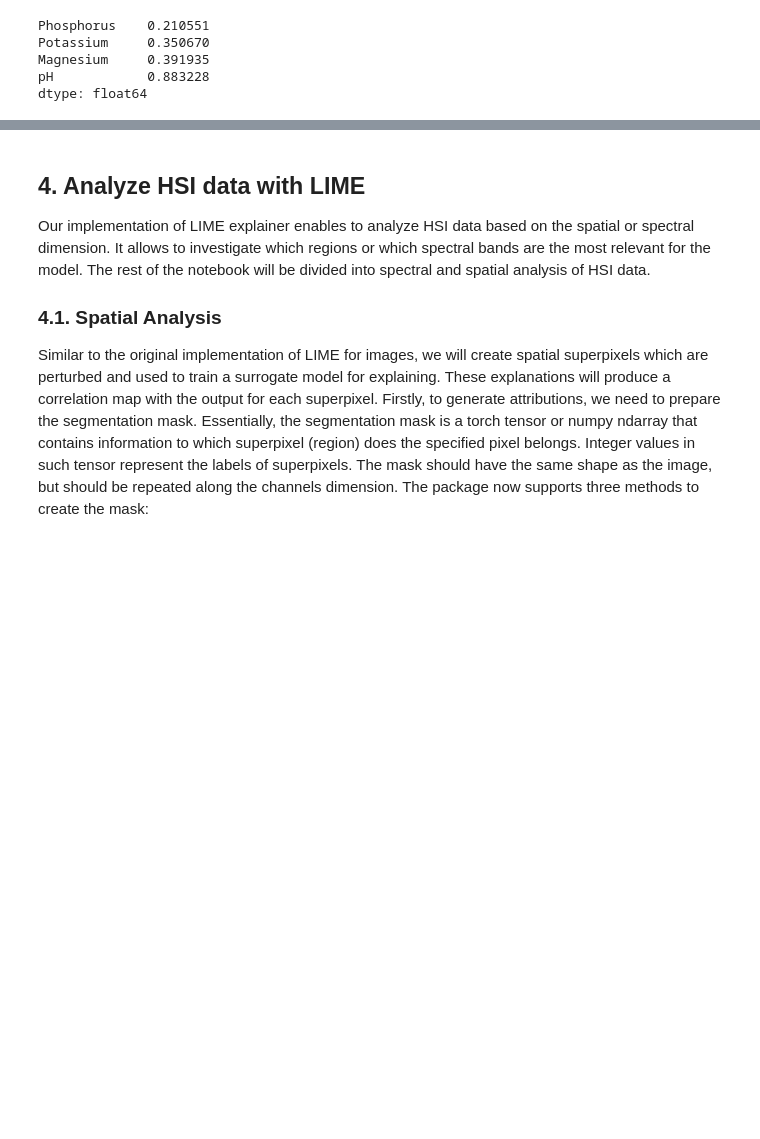
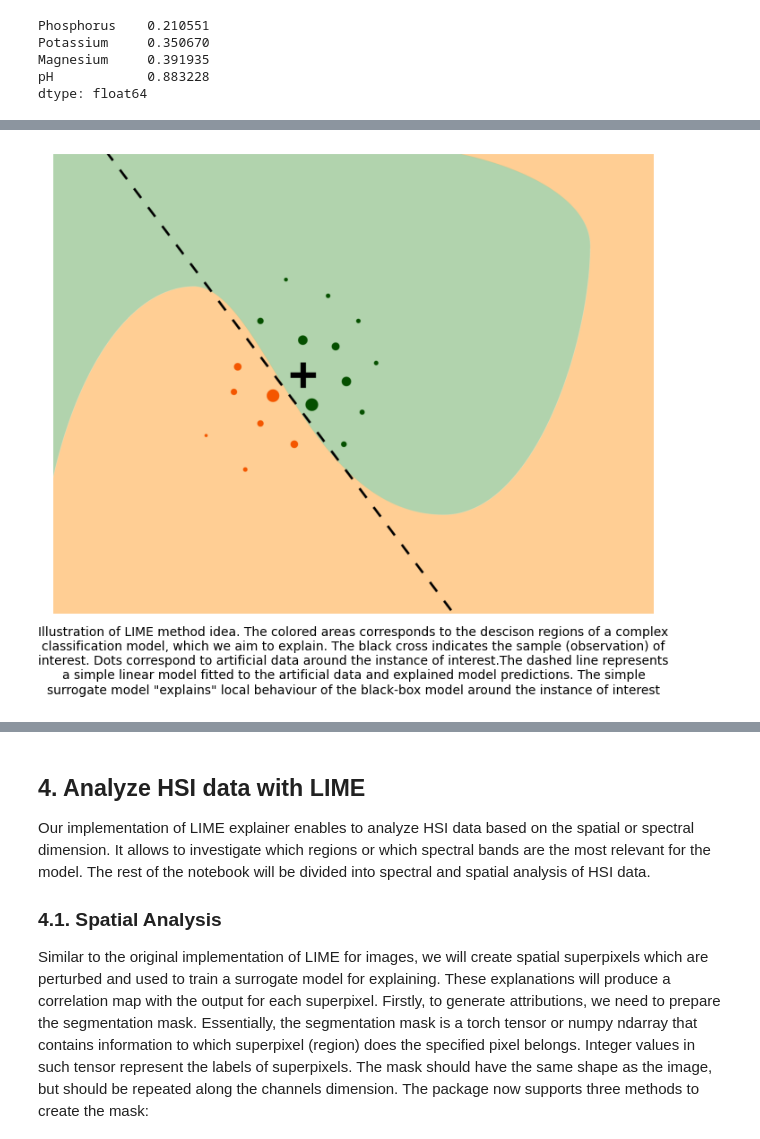
Before and after one commit to xai4space/meteors, a Jupyter notebook: examples/lime/lime.ipynb, the cells around one changed output, grey strips where cells are left out. Saved outputs shown, nothing was run; the diff lists cells and outputs as text; code cells hidden in the pictures; blank space fills up the shorter version.

Commit message:
fix: 91 docs the lime illustration image is missing in the docs (#92)

```diff
--- a/examples/lime/lime.ipynb
+++ b/examples/lime/lime.ipynb
@@ -421,0 +394,19 @@ Let's initialize the LIME explainer with the CLIP model!
+# %%
+img = Image.open(urllib.request.urlopen("https://ema.drwhy.ai/figure/lime_introduction.png"))
+fig, ax = plt.subplots(figsize=(7, 7))
+
+ax.imshow(img)
+ax.axis("off")
+
+plt.figtext(
+    0.5,
+    0.01,
+    'Illustration of LIME method idea. The colored areas corresponds to the descison regions of a complex classification model, which we aim to explain. The black cross indicates the sample (observation) of interest. Dots correspond to artificial data around the instance of interest.The dashed line represents a simple linear model fitted to the artificial data and explained model predictions. The simple surrogate model "explains" local behaviour of the black-box model around the instance of interest',
+    wrap=True,
+    horizontalalignment="center",
+)
+
+plt.tight_layout()
+plt.show()
+# %% [output]
+[figure, added]
```
Also changed, not shown: parts of 4 cells of this notebook, 3 other files.
